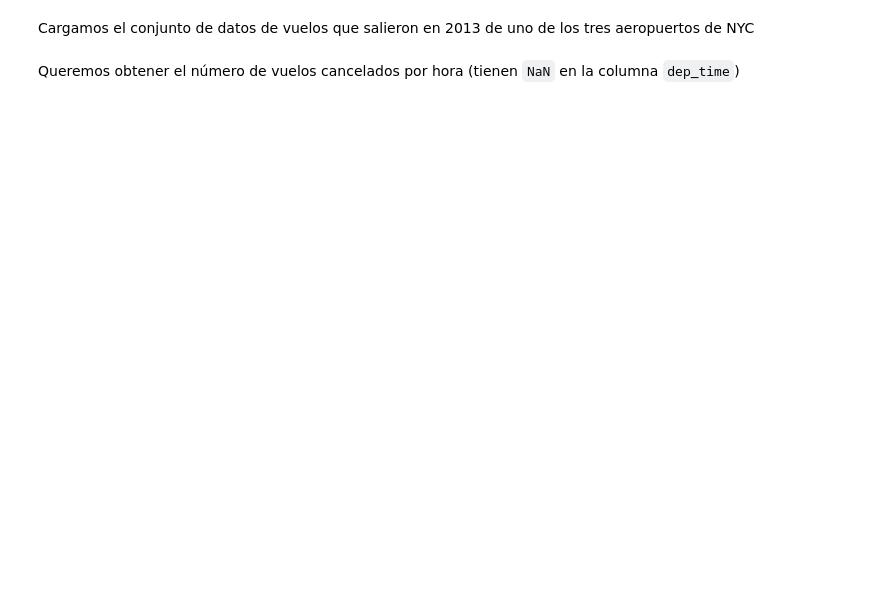
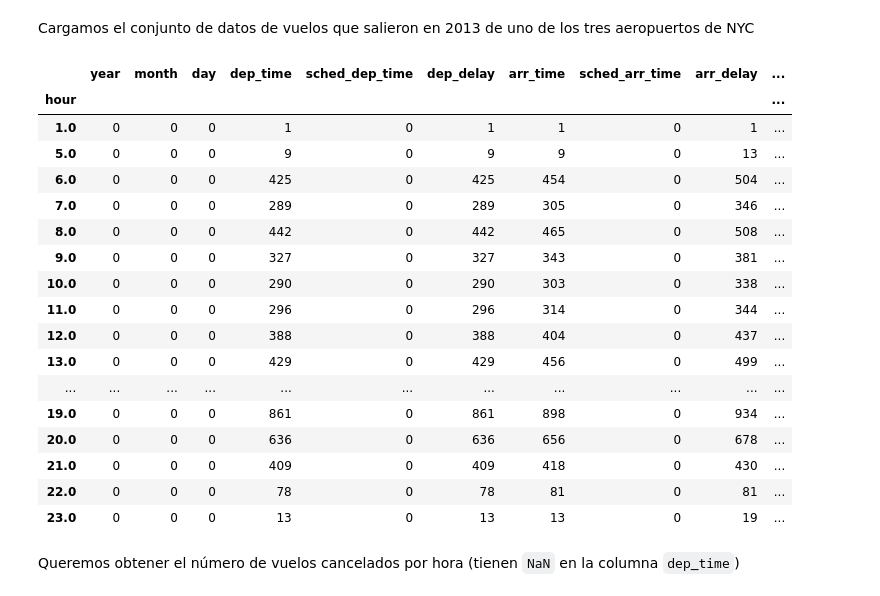
Before and after one commit to Antoniogins/IntroductionToDataScience, a Jupyter notebook: src/04-transformaciones/explicaciones-groupby-slides.ipynb, the cells around one changed output. Drawn from its saved outputs; the diff is of its cells as text; code cells hidden in the pictures; blank space fills up the shorter version.

```diff
--- a/src/04-transformaciones/explicaciones-groupby-slides.ipynb
+++ b/src/04-transformaciones/explicaciones-groupby-slides.ipynb
@@ -32,3 +93,9 @@ Nos devuelve el valor de la media por grupos de las dos columnas Y y Z.
 ## Podemos especificar más de una columna para crear los grupos.
 
 Para ilustrarlo, cargamos el DataFrame de `flights` que contiene todos los vuelos que salieron de los tres aeropuertos de NYC en 2013.
+# %%
+flights = pd.read_csv(
+    DATA_DIR / "flights.csv",
+    parse_dates=True,
+)
+flights
@@ -92,4 +334,25 @@ Calculamos el número de datos faltantes por columna, desglosándolo por grupos
 # %% [markdown]
 Cargamos el conjunto de datos de vuelos que salieron en 2013 de uno de los tres aeropuertos de NYC
+# %%
+flights.groupby("hour").agg(lambda x: x.isna().sum())
+# %% [output]
+|  | year | month | day | dep_time | sched_dep_time | dep_delay | arr_time | sched_arr_time | arr_delay | ... |
+| hour |  |  |  |  |  |  |  |  |  | ... |
+| 1.0 | 0 | 0 | 0 | 1 | 0 | 1 | 1 | 0 | 1 | ... |
+| 5.0 | 0 | 0 | 0 | 9 | 0 | 9 | 9 | 0 | 13 | ... |
+| 6.0 | 0 | 0 | 0 | 425 | 0 | 425 | 454 | 0 | 504 | ... |
+| 7.0 | 0 | 0 | 0 | 289 | 0 | 289 | 305 | 0 | 346 | ... |
+| 8.0 | 0 | 0 | 0 | 442 | 0 | 442 | 465 | 0 | 508 | ... |
+| 9.0 | 0 | 0 | 0 | 327 | 0 | 327 | 343 | 0 | 381 | ... |
+| 10.0 | 0 | 0 | 0 | 290 | 0 | 290 | 303 | 0 | 338 | ... |
+| 11.0 | 0 | 0 | 0 | 296 | 0 | 296 | 314 | 0 | 344 | ... |
+| 12.0 | 0 | 0 | 0 | 388 | 0 | 388 | 404 | 0 | 437 | ... |
+| 13.0 | 0 | 0 | 0 | 429 | 0 | 429 | 456 | 0 | 499 | ... |
+| ... | ... | ... | ... | ... | ... | ... | ... | ... | ... | ... |
+| 19.0 | 0 | 0 | 0 | 861 | 0 | 861 | 898 | 0 | 934 | ... |
+| 20.0 | 0 | 0 | 0 | 636 | 0 | 636 | 656 | 0 | 678 | ... |
+| 21.0 | 0 | 0 | 0 | 409 | 0 | 409 | 418 | 0 | 430 | ... |
+| 22.0 | 0 | 0 | 0 | 78 | 0 | 78 | 81 | 0 | 81 | ... |
+| 23.0 | 0 | 0 | 0 | 13 | 0 | 13 | 13 | 0 | 19 | ... |
 # %% [markdown]
 Queremos obtener el número de vuelos cancelados por hora (tienen `NaN` en la columna `dep_time`)
```
Also changed, not shown: parts of 32 cells of this notebook, 3 other files.
